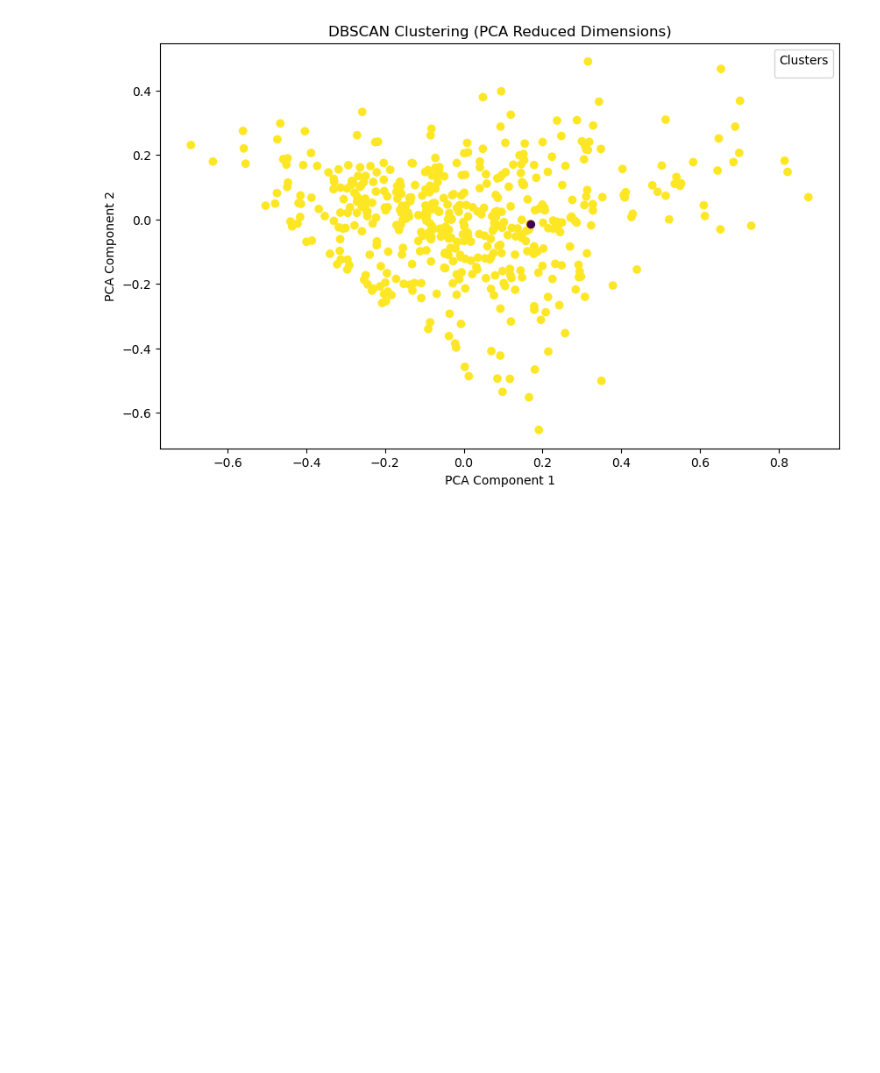
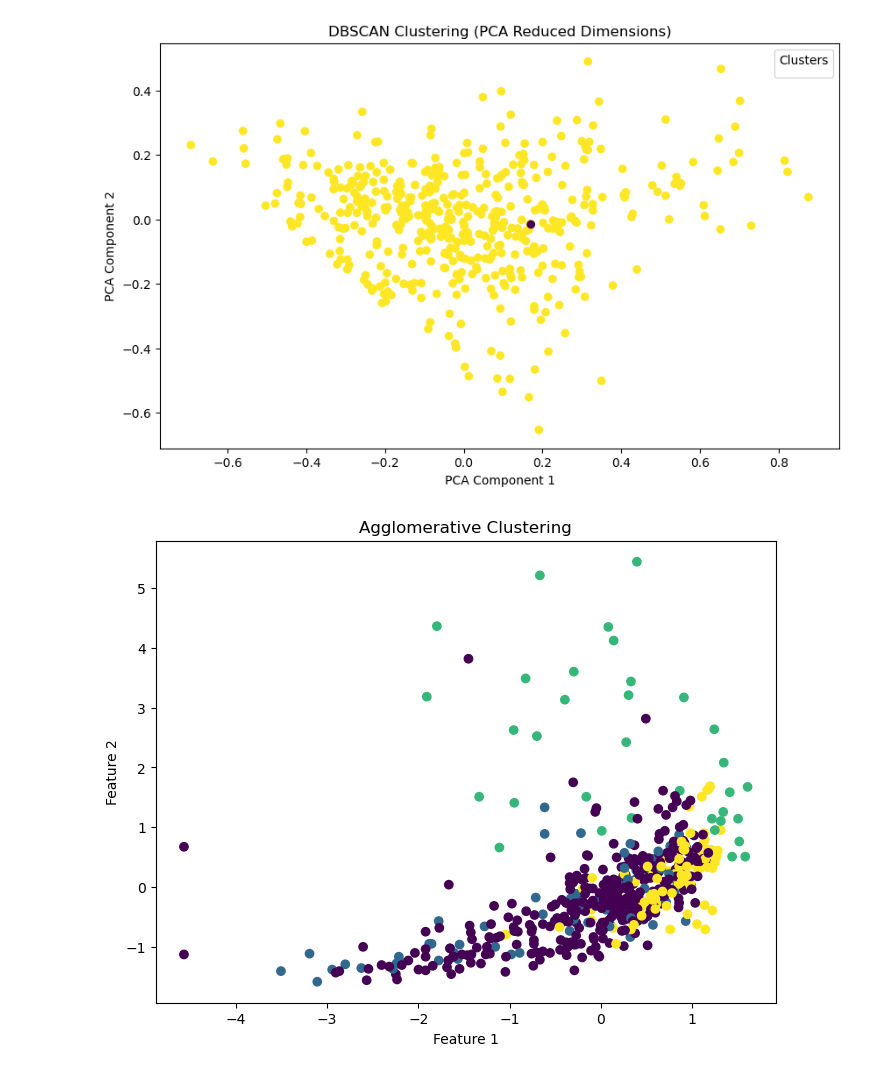
Before and after one commit to joyjessica/DSAN_5000_project, a Jupyter notebook: technical-details/unsupervised-learning/main.ipynb, the cells around one changed output. Drawn from its saved outputs; the diff is of its cells as text; code cells hidden in the pictures; blank space fills up the shorter version.

```diff
--- a/technical-details/unsupervised-learning/main.ipynb
+++ b/technical-details/unsupervised-learning/main.ipynb
@@ -239,3 +247,23 @@ plt.legend(handles, legend_labels, title="Clusters")
 plt.show()
 # %% [output]
 [figure]
+# %%
+from sklearn.cluster import AgglomerativeClustering
+from sklearn.datasets import make_blobs
+
+# Example: Generate synthetic data
+X, y = make_blobs(n_samples=300, centers=4, random_state=42)
+
+# Perform Agglomerative Clustering
+agg_clust = AgglomerativeClustering(n_clusters=4, linkage='ward')
+y_pred = agg_clust.fit_predict(X_scaled)
+
+# Plot the result
+plt.figure(figsize=(8, 6))
+plt.scatter(X_scaled[:, 0], X_scaled[:, 1], c=y_pred, cmap='viridis')
+plt.title('Agglomerative Clustering')
+plt.xlabel('Feature 1')
+plt.ylabel('Feature 2')
+plt.show()
+# %% [output]
+[figure, added]
```
Also changed, not shown: parts of 4 cells of this notebook, 13 other files.
